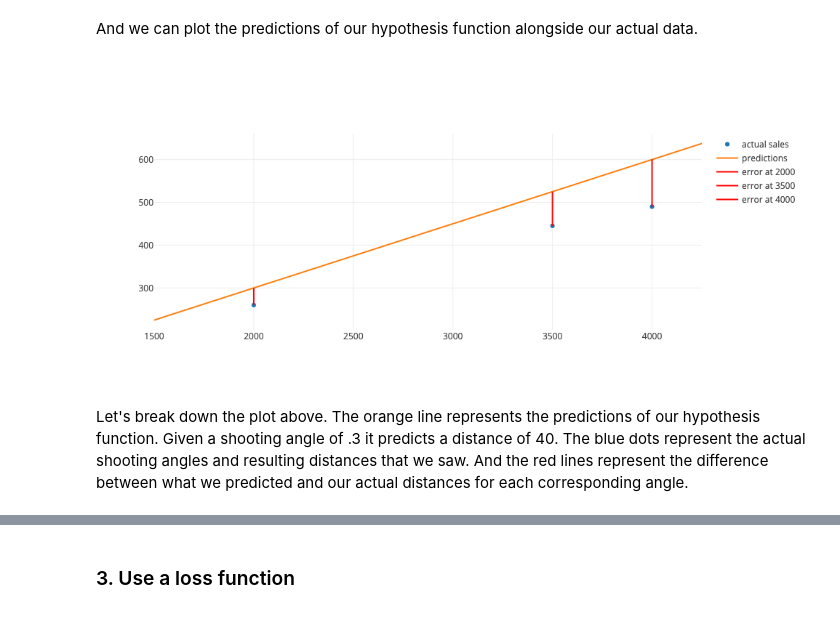
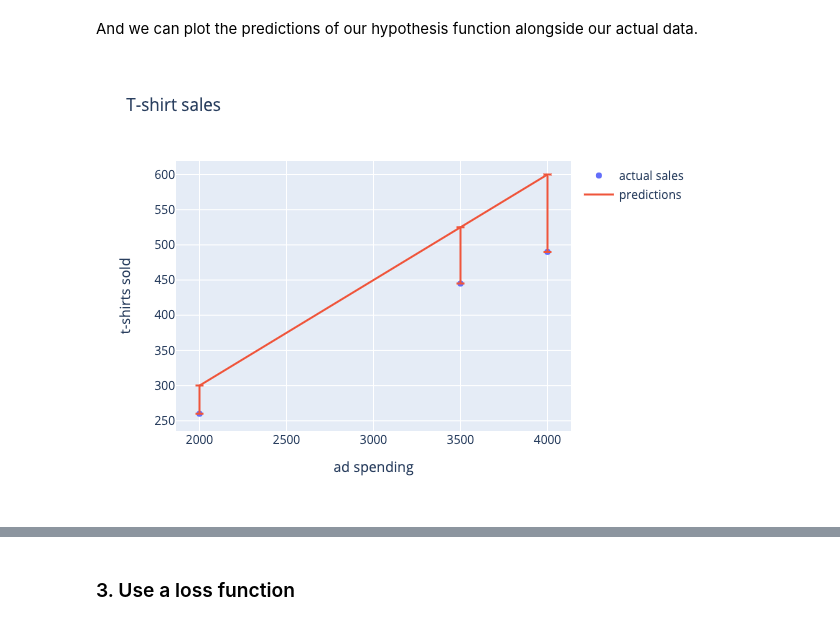
Before and after one commit to jigsawlabs-student/zero-to-ml, a Jupyter notebook: 1-the-ml-process/ml-process-full.ipynb, the cells around one changed output, grey strips where cells are left out. Drawn from its saved outputs; the diff is of its cells as text; code cells hidden in the pictures.

```diff
--- a/1-the-ml-process/ml-process-full.ipynb
+++ b/1-the-ml-process/ml-process-full.ipynb
@@ -81,19 +97,18 @@ We do this by comparing what our the sales predictions of our model to what we a
 |    4000      | 490 | 600 |
 # %% [markdown]
 And we can plot the predictions of our hypothesis function alongside our actual data.
-# %%
-from graph import trace_values, plot
-from error import error_line_traces
-from data import data_trace
-inputs = list(range(1500, 4500, 250))
-predictions = list(map(lambda input: .15*input,inputs))
-predictions_trace = trace_values(inputs, predictions, 'lines', name = 'predictions')
-errors = [-40, -80, -110]
-ad_spends = [2000, 3500, 4000]
-sales = [260, 445, 490]
-error_traces = error_line_traces(ad_spends, sales, errors)
-plot([data_trace, predictions_trace] + error_traces)
-# %% [output]
-[figure, removed]
-# %% [markdown]
-Let's break down the plot above.  The orange line represents the predictions of our hypothesis function.  Given a shooting angle of .3 it predicts a distance of 40.  The blue dots represent the actual shooting angles and resulting distances that we saw.  And the red lines represent the difference between what we predicted and our actual distances for each corresponding angle.
+# %%
+
+predictions = list(map(lambda input: .15*input,ad_spends))
+
+errors = [40, 80, 110]
+predictions_trace = go.Scatter(x=ad_spends, y=predictions, mode = 'lines', name = 'predictions', error_y = dict(
+            type='data',
+            symmetric=False,
+            array=[0, 0, 0, 0],
+            arrayminus=errors
+        ))
+
+go.Figure(data = [scatter_data, predictions_trace], layout = layout)
+# %% [output]
+[figure, added]
```
Also changed, not shown: parts of 23 cells of this notebook, 48 other files.
